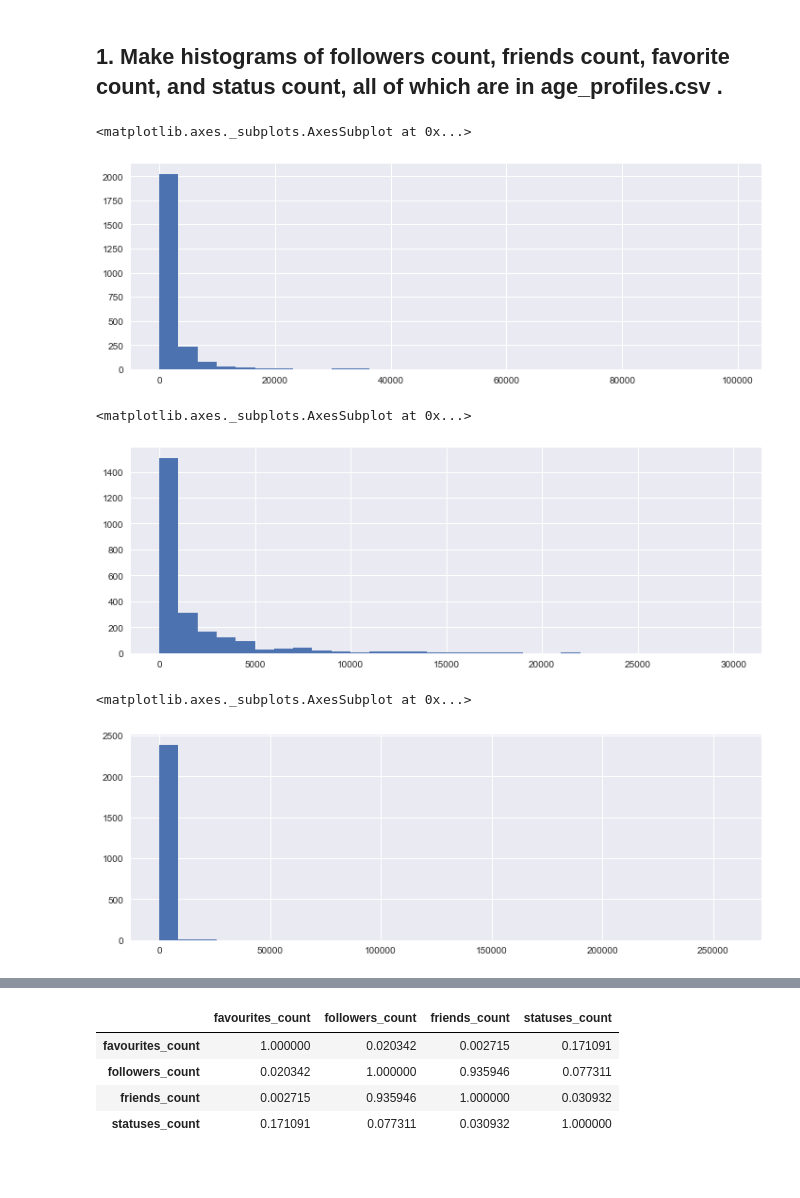
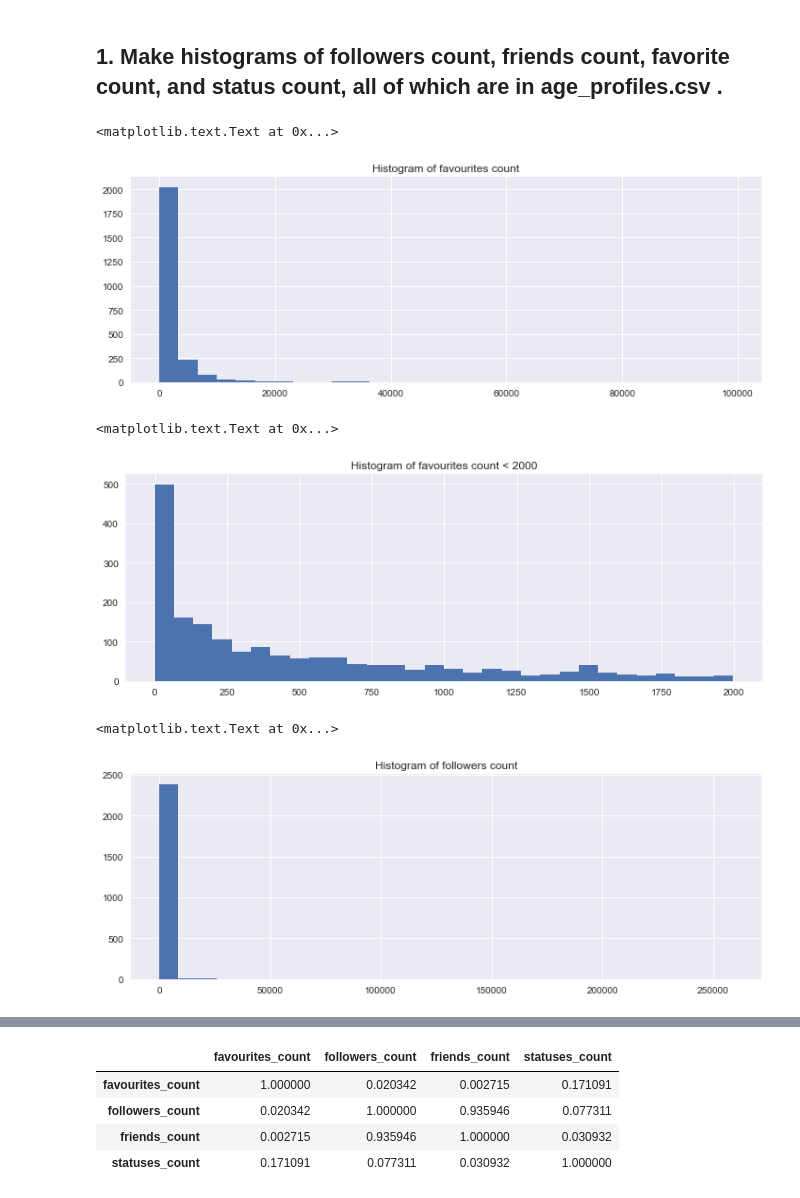
Before and after one commit to kellypeng/predict_twitter_user_age, a Jupyter notebook: EDA_BetterUp.ipynb, the cells around one changed output, grey strips where cells are left out. Saved outputs shown, nothing was run; the diff lists cells and outputs as text; code cells hidden in the pictures; blank space fills up the shorter version.

```diff
--- a/EDA_BetterUp.ipynb
+++ b/EDA_BetterUp.ipynb
@@ -61,17 +61,20 @@ age_profiles.describe()
 ## 1. Make   histograms   of   followers   count,   friends   count,   favorite   count,   and   status count,   all   of   which   are   in    age_profiles.csv .
 # %%
 age_profiles.favourites_count.hist(bins=30, figsize=(12,4))
+plt.title('Histogram of favourites count')
 # %% [output]
-<matplotlib.axes._subplots.AxesSubplot at 0x...>
+<matplotlib.text.Text at 0x...>
-[figure, old version]
+[figure, new version]
 # %%
-age_profiles[age_profiles['favourites_count']<30000]['favourites_count'].hist(bins=30, figsize=(12,4))
+age_profiles[age_profiles['favourites_count']<2000]['favourites_count'].hist(bins=30, figsize=(12,4))
+plt.title('Histogram of favourites count < 2000')
 # %% [output]
-<matplotlib.axes._subplots.AxesSubplot at 0x...>
+<matplotlib.text.Text at 0x...>
-[figure, old version]
+[figure, new version]
 # %%
 age_profiles.followers_count.hist(bins=30, figsize=(12,4))
+plt.title('Histogram of followers count')
 # %% [output]
-<matplotlib.axes._subplots.AxesSubplot at 0x...>
+<matplotlib.text.Text at 0x...>
-[figure, old version]
+[figure, new version]
 # %%
```
Also changed, not shown: parts of 5 cells of this notebook, 1 other file.
